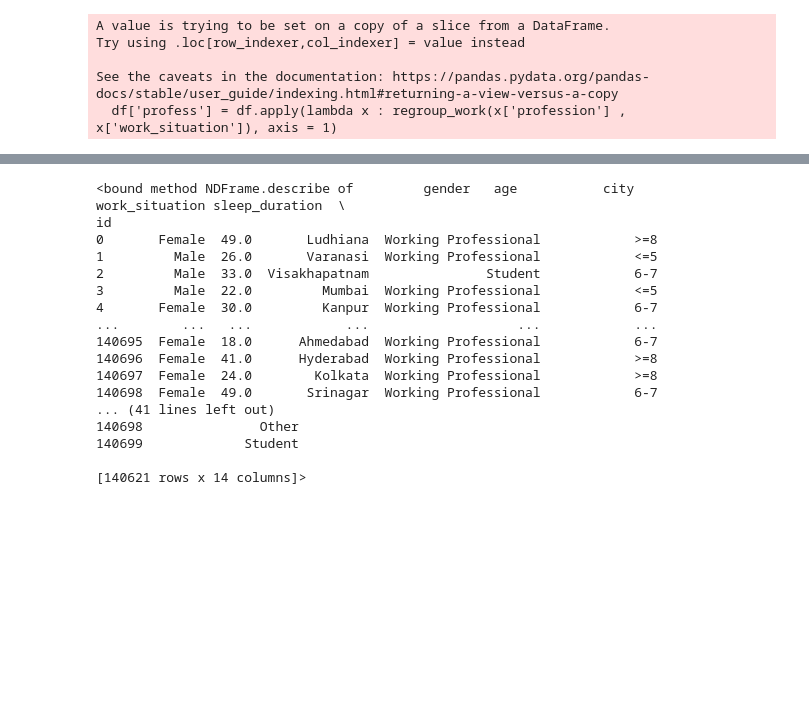
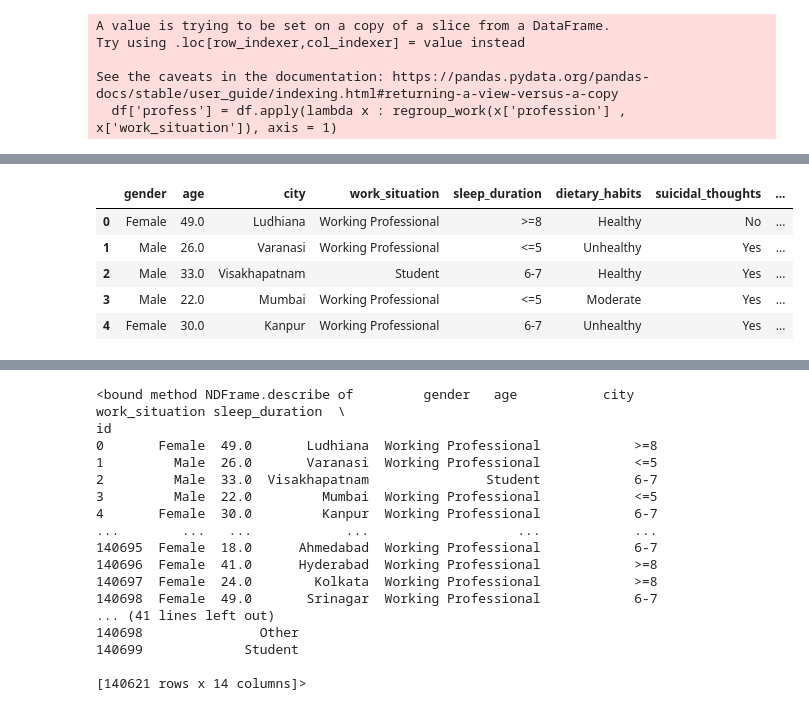
Before and after one commit to sampontiroli/projects, a Jupyter notebook: exploring-mental-health-eda.ipynb, the cells around one changed output, grey strips where cells are left out. Drawn from its saved outputs; the diff is of its cells as text; code cells hidden in the pictures; blank space fills up the shorter version.

Commit message:
Kaggle Notebook | exploring mental health_EDA | Version 18

```diff
--- a/exploring-mental-health-eda.ipynb
+++ b/exploring-mental-health-eda.ipynb
@@ -471,3 +466,14 @@ See the caveats in the documentation: https://pandas.pydata.org/pandas-docs/stab
 # %%
 # I drop the name (useless), degree (difficult to group), profession (already regrouped through "profess") columns
 df = df.drop(columns = ['name','degree','profession'], axis = 1)
+# %%
+path = "/kaggle/input/geonames-org-cities/cities500.txt"
+
+cols = ['geonameid', 'name', 'asciiname', 'alternatenames', 'latitude', 'longitude',
+        'feature_class', 'feature_code', 'country_code', 'cc2', 'admin1_code',
+        'admin2_code', 'admin3_code', 'admin4_code', 'population', 'elevation',
+        'dem', 'timezone', 'modification_date']
+
+cities = pd.read_csv(path, sep='\t', names=cols)
+
+print(cities.head())
@@ -473,0 +498,16 @@ df = df.drop(columns = ['name','degree','profession'], axis = 1)
+# %%
+region_map = cities[['name', 'country_code', 'admin1_code']].drop_duplicates()
+region_map.rename(columns={'name': 'city', 'admin1_code': 'region_code'}, inplace=True)
+
+
+df = df.merge(region_map, how='left', on='city')
+# %%
+# --- JOIN DEI RISULTATI
+df.head()
+# %% [output]
+|  | gender | age | city | work_situation | sleep_duration | dietary_habits | suicidal_thoughts | ... |
+| 0 | Female | 49.0 | Ludhiana | Working Professional | >=8 | Healthy | No | ... |
+| 1 | Male | 26.0 | Varanasi | Working Professional | <=5 | Unhealthy | Yes | ... |
+| 2 | Male | 33.0 | Visakhapatnam | Student | 6-7 | Healthy | Yes | ... |
+| 3 | Male | 22.0 | Mumbai | Working Professional | <=5 | Moderate | Yes | ... |
+| 4 | Female | 30.0 | Kanpur | Working Professional | 6-7 | Unhealthy | Yes | ... |
```
Also changed, not shown: parts of 7 cells of this notebook.
